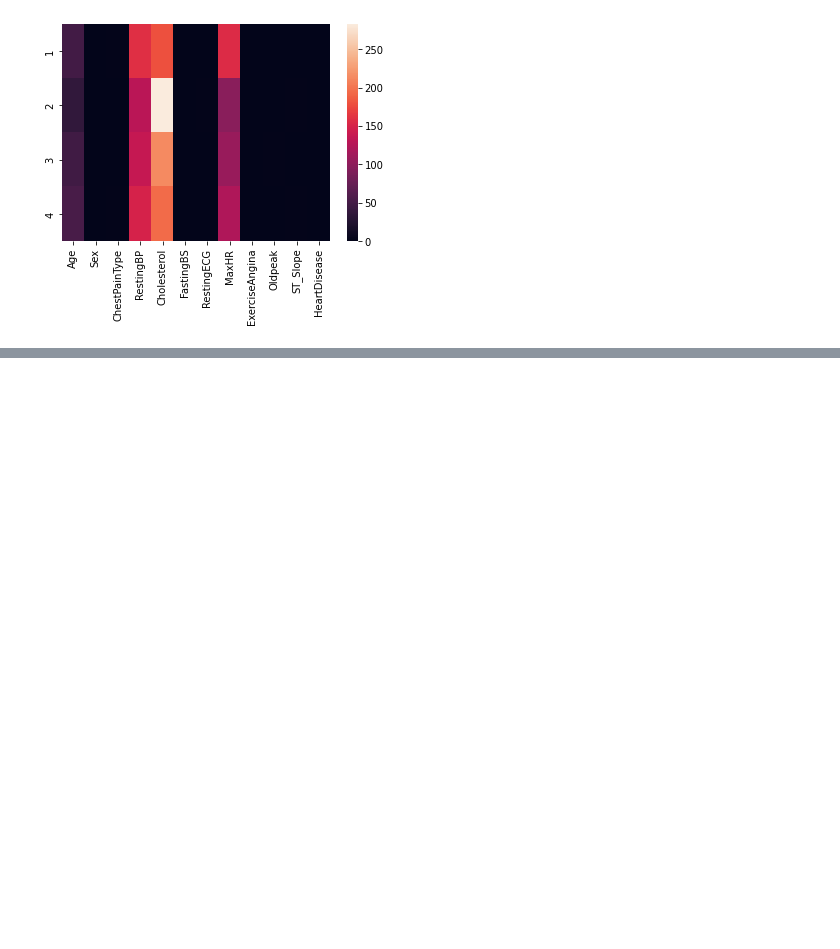
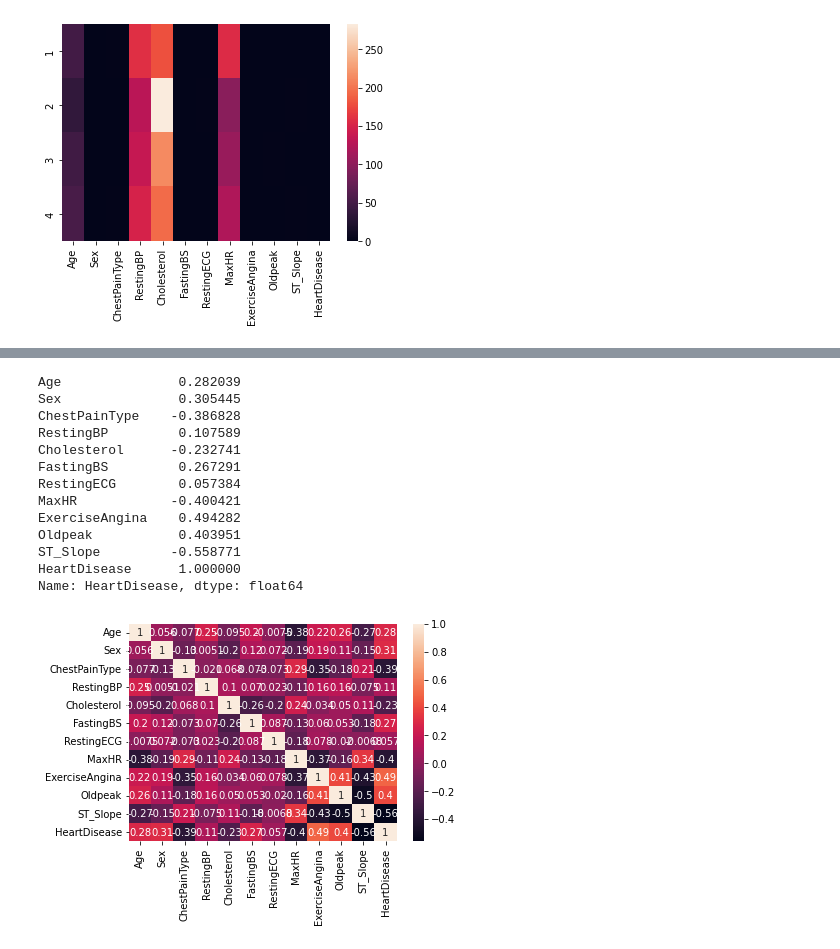
Before and after one commit to dayaniravi123/Machine-Learning-Projects, a Jupyter notebook: Heart_Failure_Detection.ipynb, the cells around one changed output, grey strips where cells are left out. Saved outputs shown, nothing was run; the diff lists cells and outputs as text; code cells hidden in the pictures; blank space fills up the shorter version.

```diff
--- a/Heart_Failure_Detection.ipynb
+++ b/Heart_Failure_Detection.ipynb
@@ -204,0 +311,25 @@ plt.plot(history.history['val_loss'])
+# %%
+## Correlation of each features
+
+corr = dataset.corr()
+
+sns.heatmap(corr, annot=True)
+
+corr['HeartDisease']
+
+## RestingECG, RestingBP, Cholesterol, FastingBS are less relatively connected with Response variable
+# %% [output]
+Age               0.282039
+Sex               0.305445
+ChestPainType    -0.386828
+RestingBP         0.107589
+Cholesterol      -0.232741
+FastingBS         0.267291
+RestingECG        0.057384
+MaxHR            -0.400421
+ExerciseAngina    0.494282
+Oldpeak           0.403951
+ST_Slope         -0.558771
+HeartDisease      1.000000
+Name: HeartDisease, dtype: float64
+[figure, added]
```
Also changed, not shown: parts of 18 cells of this notebook.
